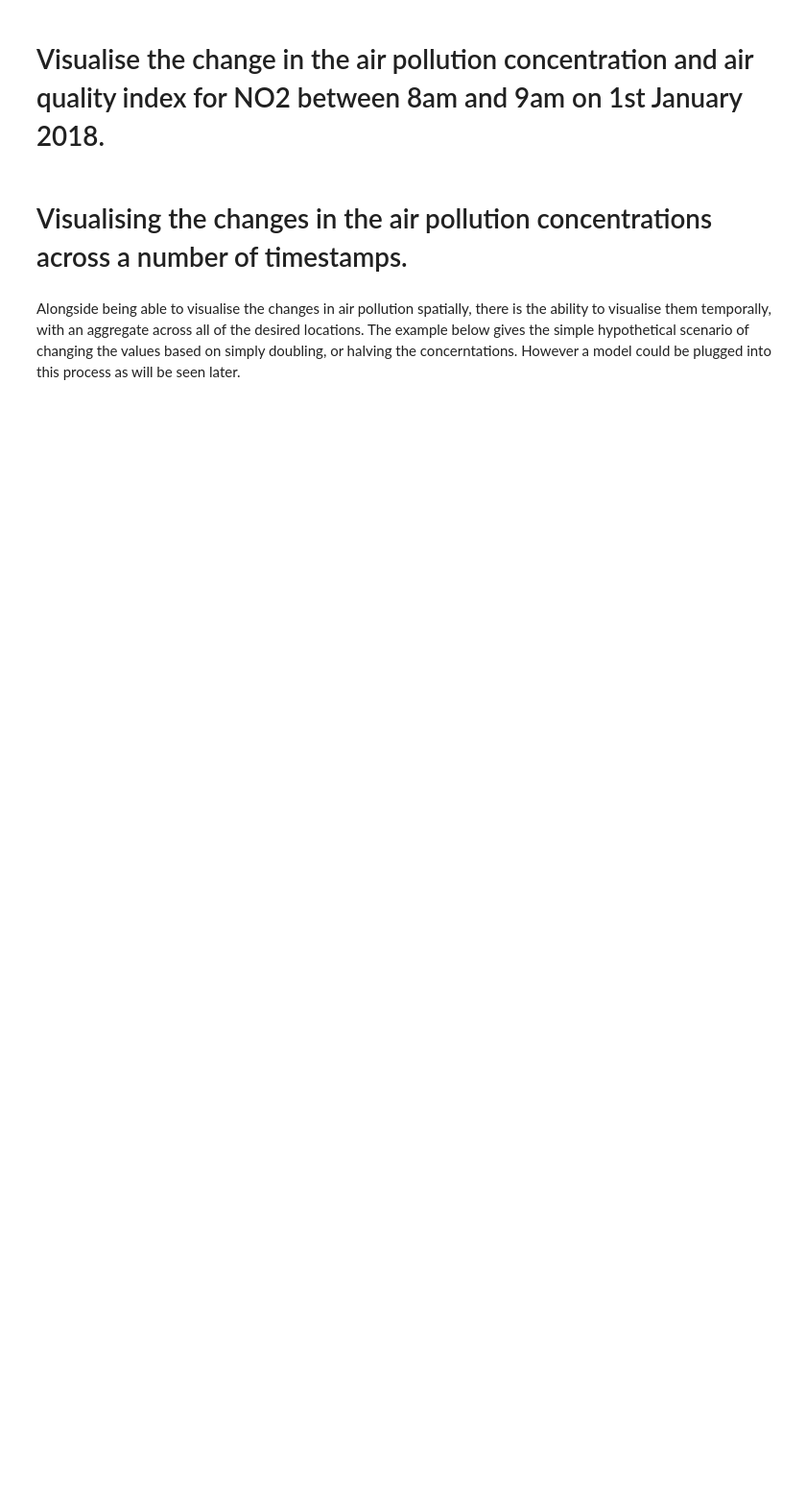
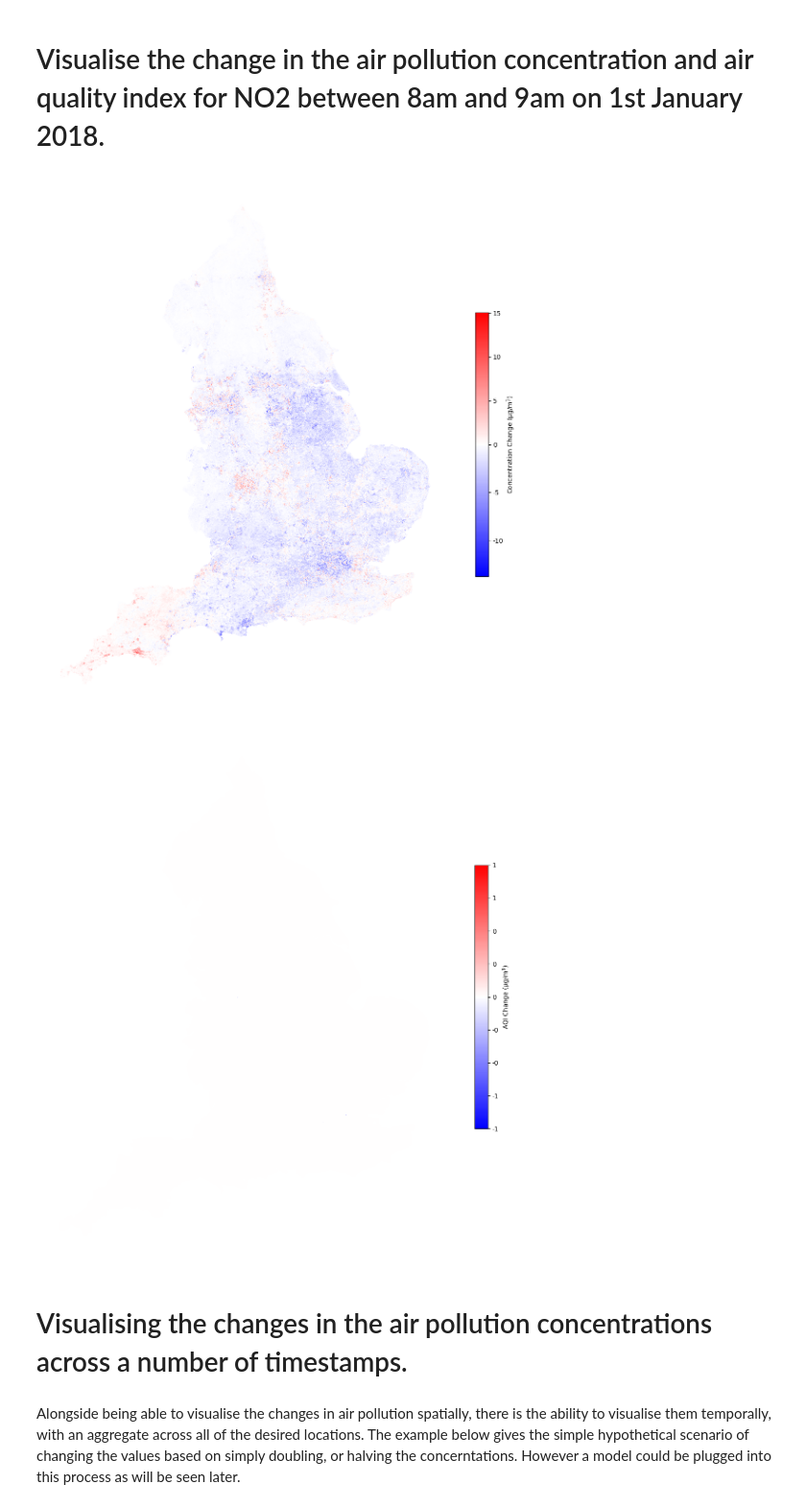
Before and after one commit to berrli/Environmental-Insights, a Jupyter notebook: tutorial_environmental_insights.ipynb, the cells around one changed output. Shown at 96% size. Cells and saved outputs as stored; diff of their text form; code cells hidden in the pictures; blank space fills up the shorter version.

```diff
--- a/tutorial_environmental_insights.ipynb
+++ b/tutorial_environmental_insights.ipynb
@@ -125,21 +254,23 @@ display(uk_single_datapoint_typical_day_january_friday_midnight)
 # %%
 air_pollution_DF_8am = (
     ei_data.air_pollution_concentration_complete_set_real_time_united_kingdom(
-        "2018-01-01 080000"
+        "2018-01-01_080000", "Output"
     )
 )
+
 air_pollution_DF_9am = (
     ei_data.air_pollution_concentration_complete_set_real_time_united_kingdom(
-        "2018-01-01 090000"
+        "2018-01-01_090000", "Output"
     )
 )
+display(air_pollution_DF_9am)
 air_pollution_DF_8am = ei_air_pollution_functions.air_pollution_concentrations_to_UK_daily_air_quality_index(
-    air_pollution_DF_8am, "no2", "no2 Prediction mean"
-)
-air_pollution_DF_9am = ei_air_pollution_functions.air_pollution_concentrations_to_UK_daily_air_quality_index(
-    air_pollution_DF_9am, "no2", "no2 Prediction mean"
+    air_pollution_DF_8am, "no2", "no2_Prediction_Mean"
 )
 
-air_pollution_DF_8am = uk_grids.merge(air_pollution_DF_8am, on="UK Model Grid ID")
-air_pollution_DF_9am = uk_grids.merge(air_pollution_DF_9am, on="UK Model Grid ID")
+air_pollution_DF_9am = ei_air_pollution_functions.air_pollution_concentrations_to_UK_daily_air_quality_index(
+    air_pollution_DF_9am, "no2", "no2_Prediction_Mean"
+)
+air_pollution_DF_8am = uk_grids.merge(air_pollution_DF_8am, on="UK_Model_Grid_ID")
+air_pollution_DF_9am = uk_grids.merge(air_pollution_DF_9am, on="UK_Model_Grid_ID")
 display(air_pollution_DF_8am)
@@ -148,16 +306,19 @@ display(air_pollution_DF_8am)
 # %%
 ei_air_pollution_functions.change_in_concentrations_visulisation(
     air_pollution_DF_8am,
     air_pollution_DF_9am,
-    "no2 Prediction mean",
+    "no2_Prediction_Mean",
     "uk_concentration_change_between_8_9_am",
 )
 ei_air_pollution_functions.change_in_aqi_visulisation(
     air_pollution_DF_8am,
     air_pollution_DF_9am,
     "no2 AQI",
     "uk_aqi_change_between_8_9_am",
 )
+# %% [output]
+[figure, added]
+[figure, added]
 # %% [markdown]
 # Visualising the changes in the air pollution concentrations across a number of timestamps.
 # %% [markdown]
```
Also changed, not shown: parts of 24 cells of this notebook, 22 other files.
